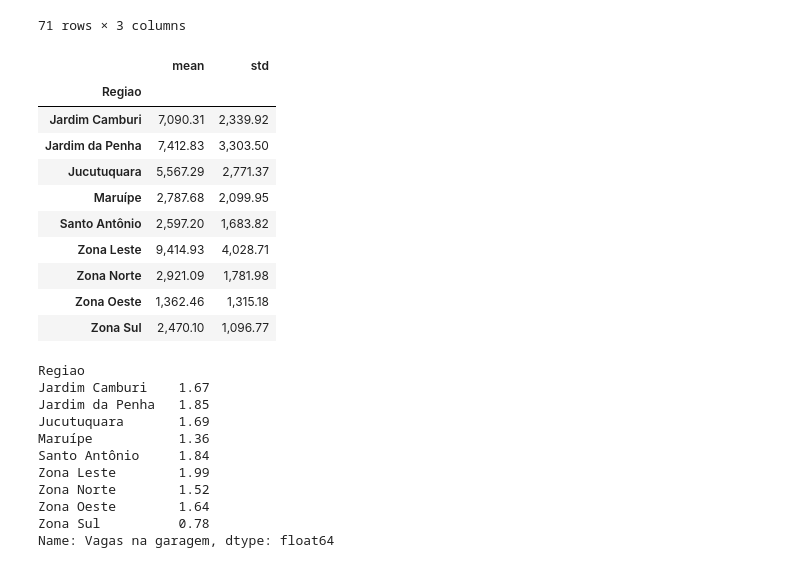
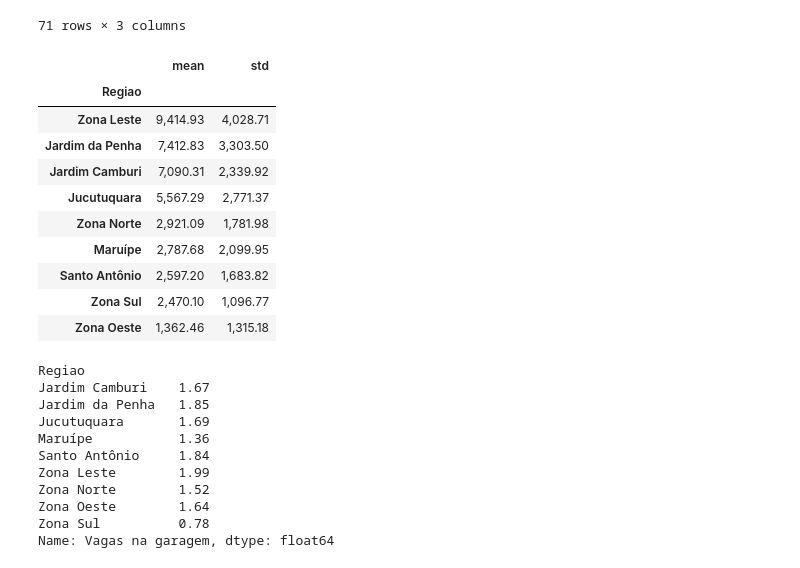
Before and after one commit to arthurcsp/mlStuff, a Jupyter notebook: Projects/OlxHousePricePrediction/Analysis/dataAnalysis.ipynb, the cells around one changed output. Drawn from its saved outputs; the diff is of its cells as text; code cells hidden in the pictures.

```diff
--- a/Projects/OlxHousePricePrediction/Analysis/dataAnalysis.ipynb
+++ b/Projects/OlxHousePricePrediction/Analysis/dataAnalysis.ipynb
@@ -389,19 +413,19 @@ bairros
 71 rows × 3 columns
 # %%
 # Também observamos o valor por m2 por região
-df.groupby(['Regiao'])['ValorPorM2'].agg(['mean','std'])
+df.groupby(['Regiao'])['ValorPorM2'].agg(['mean','std']).sort_values(by ='mean', ascending = False)
 # %% [output]
 |  | mean | std |
 | Regiao |  |  |
+| Zona Leste | 9,414.93 | 4,028.71 |
+| Jardim da Penha | 7,412.83 | 3,303.50 |
 | Jardim Camburi | 7,090.31 | 2,339.92 |
-| Jardim da Penha | 7,412.83 | 3,303.50 |
 | Jucutuquara | 5,567.29 | 2,771.37 |
+| Zona Norte | 2,921.09 | 1,781.98 |
 | Maruípe | 2,787.68 | 2,099.95 |
 | Santo Antônio | 2,597.20 | 1,683.82 |
-| Zona Leste | 9,414.93 | 4,028.71 |
-| Zona Norte | 2,921.09 | 1,781.98 |
+| Zona Sul | 2,470.10 | 1,096.77 |
 | Zona Oeste | 1,362.46 | 1,315.18 |
-| Zona Sul | 2,470.10 | 1,096.77 |
 # %%
 df.groupby('Regiao')['Vagas na garagem'].mean()
 # %% [output]
```
Also changed, not shown: parts of 2 cells of this notebook, 4 other files.
